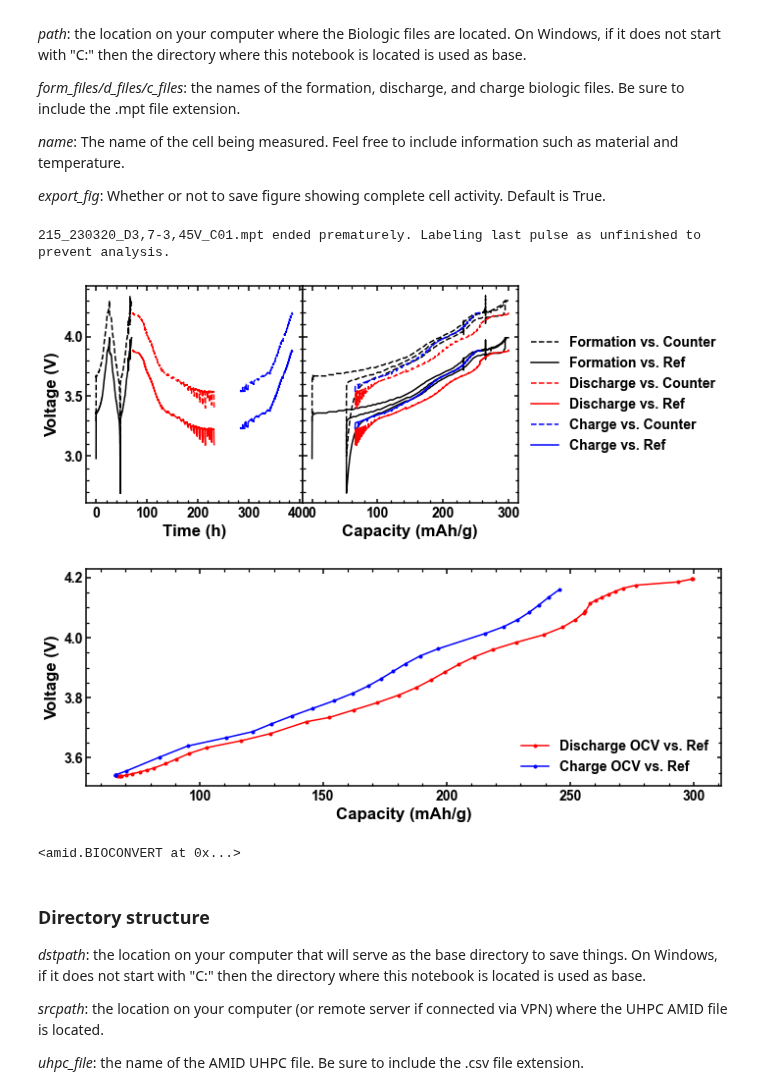
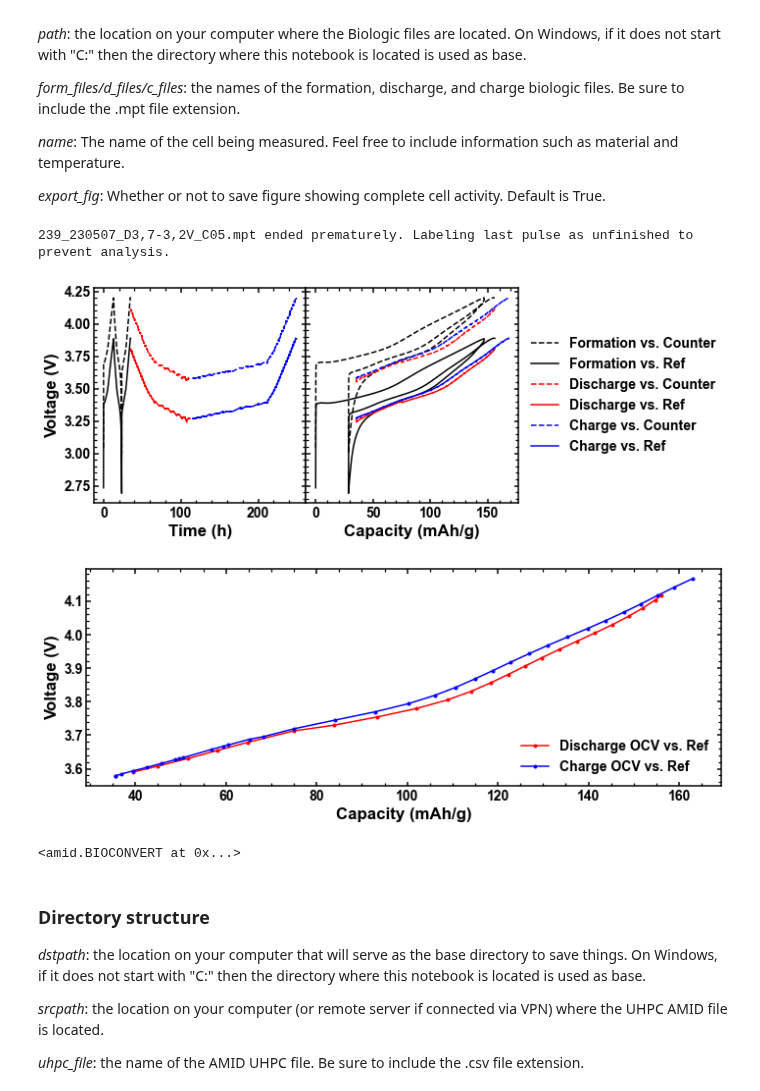
Before and after one commit to mmemcormier/amid, a Jupyter notebook: amid-dev-mb.ipynb, the cells around one changed output. Cells and saved outputs as stored; diff of their text form; code cells hidden in the pictures.

```diff
--- a/amid-dev-mb.ipynb
+++ b/amid-dev-mb.ipynb
@@ -26,17 +26,17 @@ Biologic files must first be pre-processed to generate UHPC style files capable
 # %%
 from amid import BIOCONVERT
 
-path = 'C:/Users/Mitch/Lab/Commercial Material/Zhenhua/Atlung/Data/215'
-form_files = ['215_230224_C01.mpt']
-d_files = ['215_230301_D_C01.mpt', '215_230316_D4,2-3,7V_C01.mpt', '215_230320_D3,7-3,45V_C01.mpt']
-c_files = ['215_230324_C3,45-3,7V_C01.mpt', '215_230331_C3,7-4,2V_C01.mpt']
-name = '215 Zhenhua NM9505 30C'
+path = 'C:/Users/Mitch/Lab/Atlung Modeling/Biologic Data/239'
+form_files = ['239_230502_C05.mpt']
+d_files = ['239_230504_D4,2-3,7V_C05.mpt', '239_230507_D3,7-3,2V_C05.mpt']
+c_files = ['239_230509_C3,5-3,7V_C05.mpt', '239_230515_C3,7-4,2V_C05.mpt']
+name = '239 NMC811 30C'
 
 BIOCONVERT(path, form_files, d_files, c_files, name)
 # %% [output]
-215_230320_D3,7-3,45V_C01.mpt ended prematurely. Labeling last pulse as unfinished to prevent analysis.
+239_230507_D3,7-3,2V_C05.mpt ended prematurely. Labeling last pulse as unfinished to prevent analysis.
-[figure, old version]
+[figure, new version]
-[figure, old version]
+[figure, new version]
 <amid.BIOCONVERT at 0x...>
 # %% [markdown]
 ### Directory structure
```
Also changed, not shown: parts of 6 cells of this notebook, 7 other files.
